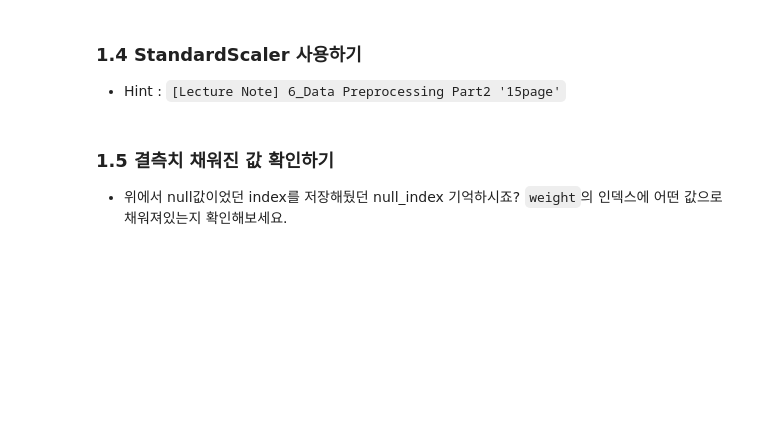
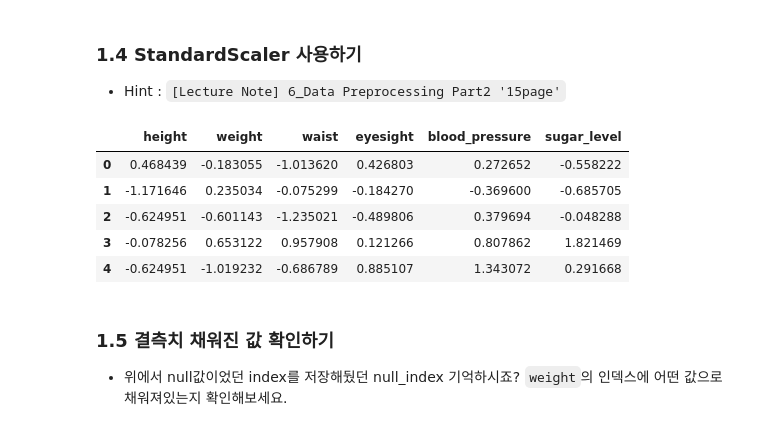
Before and after one commit to akwoals/DAP, a Jupyter notebook: lecture6.ipynb, the cells around one changed output. Cells and saved outputs as stored; diff of their text form; code cells hidden in the pictures; blank space fills up the shorter version.

```diff
--- a/lecture6.ipynb
+++ b/lecture6.ipynb
@@ -226,14 +226,21 @@ df_imputed
 # %%
 from sklearn.preprocessing import StandardScaler
 
 # create a scaler object
 std_scaler = StandardScaler()
 
 # fit and transform the data
-imputed_scaler = pd.DataFrame(################
-                              ################)
+imputed_scaler = pd.DataFrame(std_scaler.fit_transform(df_imputed),
+                              columns=df_imputed.columns)
 
 imputed_scaler.head()
+# %% [output]
+|  | height | weight | waist | eyesight | blood_pressure | sugar_level |
+| 0 | 0.468439 | -0.183055 | -1.013620 | 0.426803 | 0.272652 | -0.558222 |
+| 1 | -1.171646 | 0.235034 | -0.075299 | -0.184270 | -0.369600 | -0.685705 |
+| 2 | -0.624951 | -0.601143 | -1.235021 | -0.489806 | 0.379694 | -0.048288 |
+| 3 | -0.078256 | 0.653122 | 0.957908 | 0.121266 | 0.807862 | 1.821469 |
+| 4 | -0.624951 | -1.019232 | -0.686789 | 0.885107 | 1.343072 | 0.291668 |
 # %% [markdown]
 ### 1.5 결측치 채워진 값 확인하기
 * 위에서 null값이었던 index를 저장해뒀던 null_index 기억하시죠?
```
Also changed, not shown: parts of 9 cells of this notebook.
